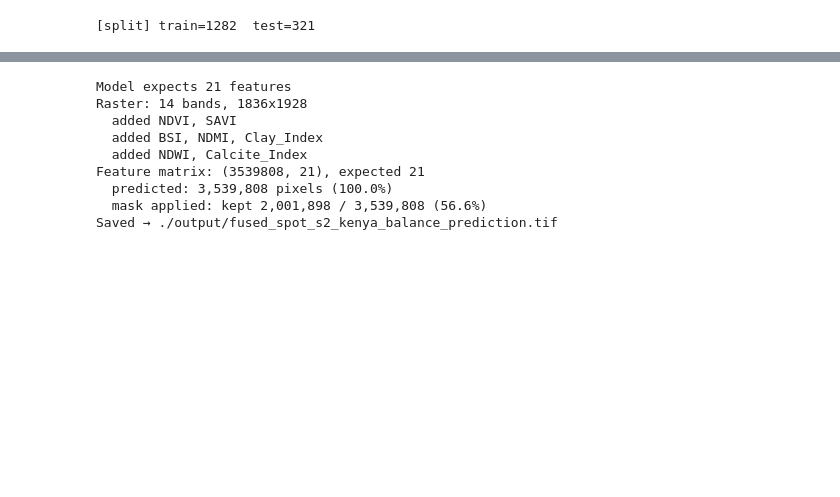
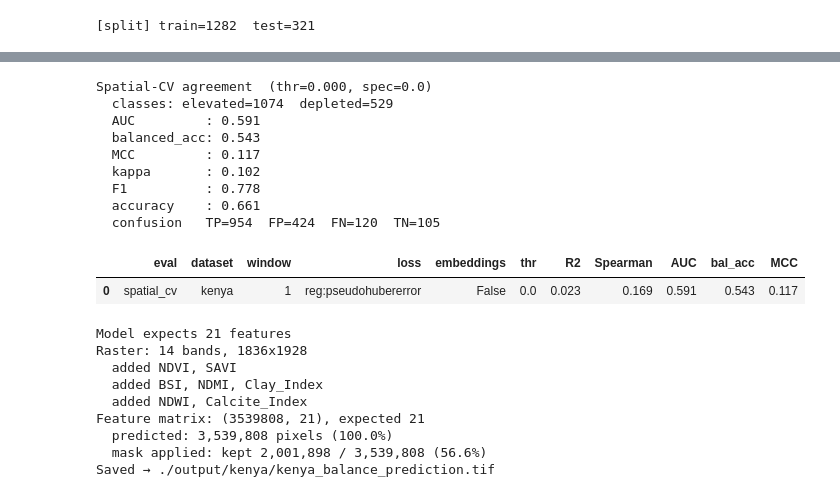
Before and after one commit to antonkout/pastors, a Jupyter notebook: pastors.ipynb, the cells around one changed output, grey strips where cells are left out. Saved outputs shown, nothing was run; the diff lists cells and outputs as text; code cells hidden in the pictures; blank space fills up the shorter version.

```diff
--- a/pastors.ipynb
+++ b/pastors.ipynb
@@ -279,10 +400,59 @@ Final model refit on full data: 1603 samples
+# %%
+# ── Elevated vs depleted AGREEMENT on the spatial-CV out-of-fold predictions ─
+# Direction-not-magnitude scoreboard: threshold true & predicted balance, then
+# score the classification. AUC is threshold-free — it ranks the continuous
+# prediction, i.e. "does the model order enriched samples above depleted ones?"
+# Threshold is fixed from the TRAINING balance (never from the held-out data).
+agree_thr = resolve_threshold(AGREEMENT_THRESHOLD, y)
+oof_agree = agreement_metrics(y[valid], oof_pred[valid], threshold=agree_thr)
+
+print(f"Spatial-CV agreement  (thr={agree_thr:.3f}, spec={AGREEMENT_THRESHOLD!r})")
+print(f"  classes: elevated={oof_agree['n_elevated']}  "
+      f"depleted={oof_agree['n_depleted']}")
+for k in ['AUC', 'balanced_acc', 'MCC', 'kappa', 'F1', 'accuracy']:
+    print(f"  {k:12s}: {oof_agree[k]:.3f}")
+print(f"  confusion   TP={oof_agree['TP']}  FP={oof_agree['FP']}  "
+      f"FN={oof_agree['FN']}  TN={oof_agree['TN']}")
+
+# One combined table: regression (for reviewers) + agreement (the actual claim).
+try:
+    agree_log
+except NameError:
+    agree_log = []
+agree_log.append({
+    'eval': 'spatial_cv', 'dataset': dataset, 'window': WINDOW,
+    'loss': XGB_OBJECTIVE, 'embeddings': USE_EMBEDDINGS, 'thr': round(agree_thr, 3),
+    'R2': round(cv_metrics['R2'], 3), 'Spearman': round(cv_metrics['Spearman'], 3),
+    'AUC': round(oof_agree['AUC'], 3), 'bal_acc': round(oof_agree['balanced_acc'], 3),
+    'MCC': round(oof_agree['MCC'], 3),
+})
+pd.DataFrame(agree_log)
+# %% [output]
+Spatial-CV agreement  (thr=0.000, spec=0.0)
+  classes: elevated=1074  depleted=529
+  AUC         : 0.591
+  balanced_acc: 0.543
+  MCC         : 0.117
+  kappa       : 0.102
+  F1          : 0.778
+  accuracy    : 0.661
+  confusion   TP=954  FP=424  FN=120  TN=105
+|  | eval | dataset | window | loss | embeddings | thr | R2 | Spearman | AUC | bal_acc | MCC |
+| 0 | spatial_cv | kenya | 1 | reg:pseudohubererror | False | 0.0 | 0.023 | 0.169 | 0.591 | 0.543 | 0.117 |
 # %%
-# Predict, keeping ONLY bare-soil pixels (mask=1). Same SWIR setting as training.
+# Predict, keeping ONLY bare-soil pixels (mask=1). Same SWIR + embedding +
+# window settings as training so the feature vectors match exactly.
+# Continuous prediction raster is written into output/{dataset}/ alongside the
+# metrics and figures, so each region's results live in one folder.
 prediction_path = predict_raster(
     model=model, satellite=satellite, feature_cols=feature_cols,
     mask_path=cfg['mask_path'], mask_keep_value=1,
     sharpen_swir=SHARPEN_SWIR,
-    output_path=f"./output/{satellite}_balance_prediction.tif"
+    use_embeddings=USE_EMBEDDINGS,
+    embeddings_path=embeddings_path,
+    emb_interpolate=EMB_INTERPOLATE,
+    window=WINDOW,
+    output_path=f"{OUT_DIR}/{dataset}_balance_prediction.tif"
 )
 # %% [output]
 Model expects 21 features
@@ -293,4 +463,4 @@ Raster: 14 bands, 1836x1928
 Feature matrix: (3539808, 21), expected 21
   predicted: 3,539,808 pixels (100.0%)
   mask applied: kept 2,001,898 / 3,539,808 (56.6%)
-Saved → ./output/fused_spot_s2_kenya_balance_prediction.tif
+Saved → ./output/kenya/kenya_balance_prediction.tif
```
Also changed, not shown: parts of 15 cells of this notebook, 8 other files.
